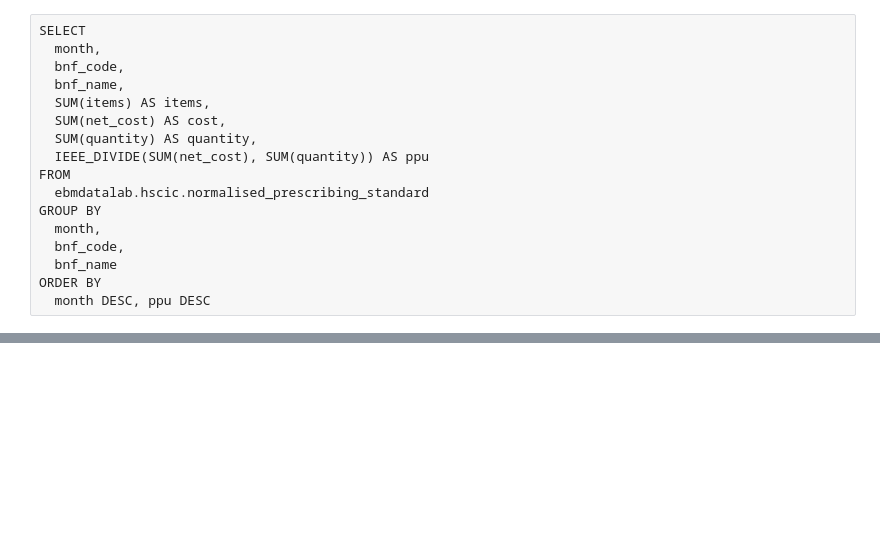
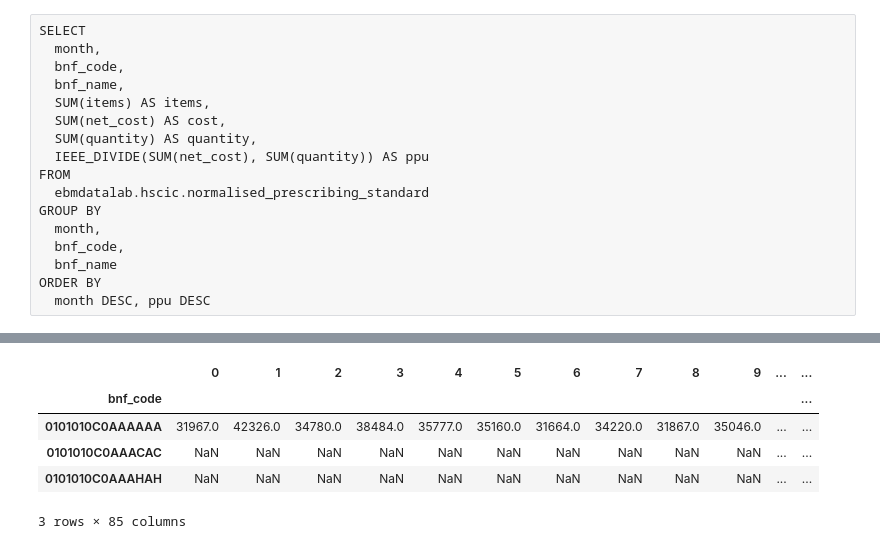
Before and after one commit to ebmdatalab/outlier-detection, a Jupyter notebook: ppu_change_detection/PPU_change_detecting.ipynb, the cells around one changed output, grey strips where cells are left out. Cells and saved outputs as stored; diff of their text form; code cells hidden in the pictures; blank space fills up the shorter version.

```diff
--- a/ppu_change_detection/PPU_change_detecting.ipynb
+++ b/ppu_change_detection/PPU_change_detecting.ipynb
@@ -87,0 +63,14 @@ df.describe()
+# %%
+quantity = ppu[['bnf_code','month','quantity']]
+quantity = quantity.sort_values(['bnf_code','month'])
+quantity = quantity.set_index(['bnf_code', 'month'])
+quantity = quantity.unstack()
+quantity.columns = range(quantity.shape[1])
+quantity.head(3)
+# %% [output]
+|  | 0 | 1 | 2 | 3 | 4 | 5 | 6 | 7 | 8 | 9 | ... | ... |
+| bnf_code |  |  |  |  |  |  |  |  |  |  |  | ... |
+| 0101010C0AAAAAA | 31967.0 | 42326.0 | 34780.0 | 38484.0 | 35777.0 | 35160.0 | 31664.0 | 34220.0 | 31867.0 | 35046.0 | ... | ... |
+| 0101010C0AAACAC | NaN | NaN | NaN | NaN | NaN | NaN | NaN | NaN | NaN | NaN | ... | ... |
+| 0101010C0AAAHAH | NaN | NaN | NaN | NaN | NaN | NaN | NaN | NaN | NaN | NaN | ... | ... |
+3 rows × 85 columns
```
Also changed, not shown: parts of 20 cells of this notebook.
